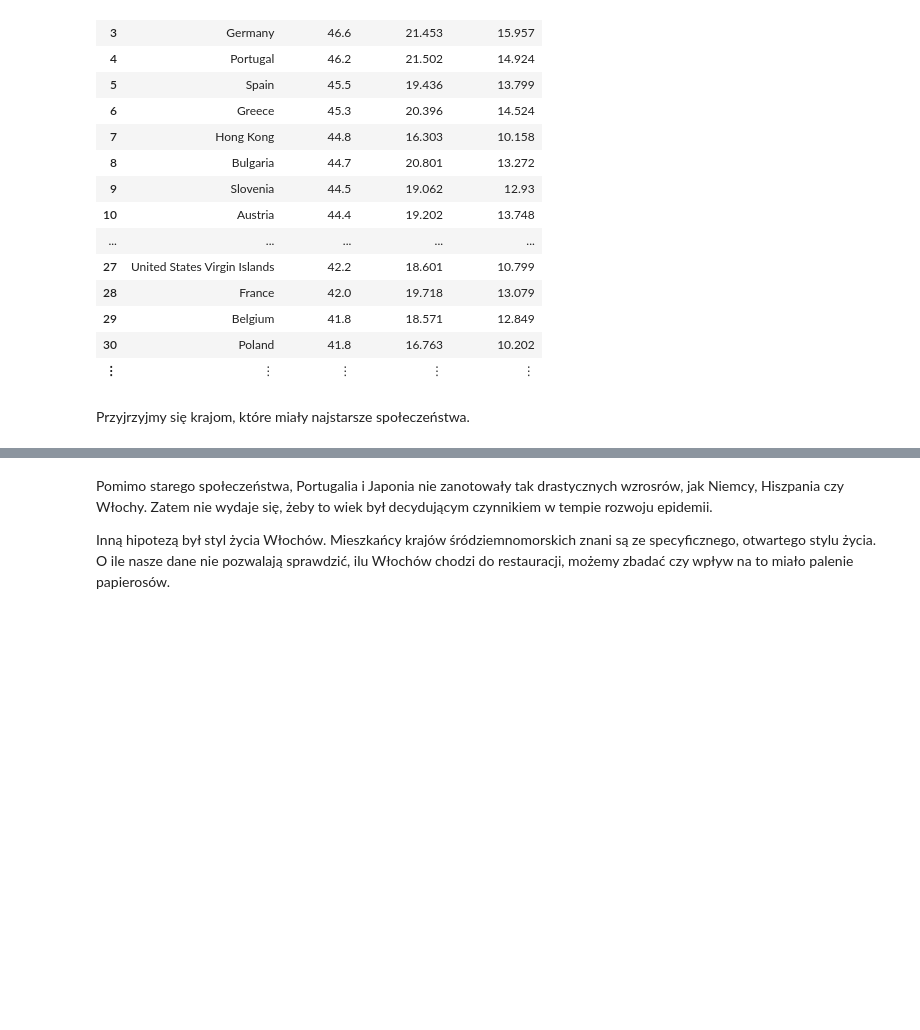
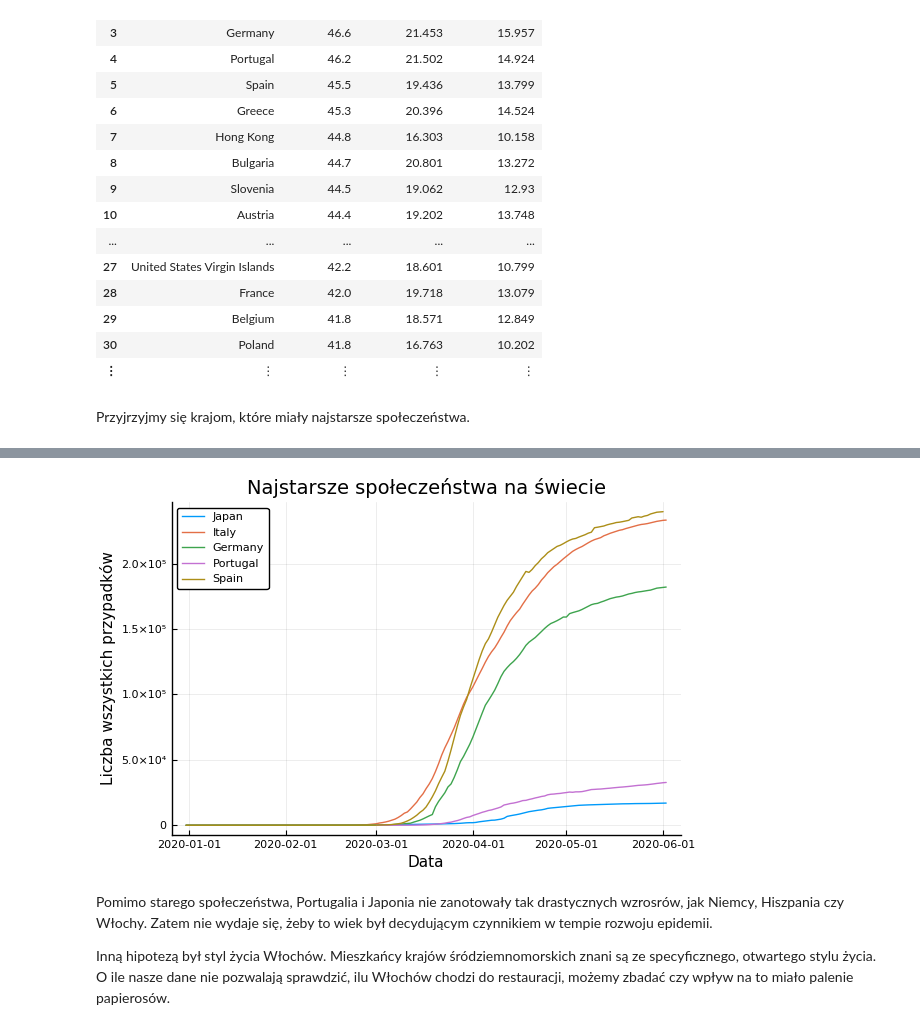
Before and after one commit to wstryc/Wizualizacja-COVID-19, a Jupyter notebook: projekt.ipynb, the cells around one changed output, grey strips where cells are left out. Saved outputs shown, nothing was run; the diff lists cells and outputs as text; code cells hidden in the pictures; blank space fills up the shorter version.

```diff
--- a/projekt.ipynb
+++ b/projekt.ipynb
@@ -187,5 +188,5 @@ for country in ["Japan", "Italy", "Germany", "Portugal", "Spain"]
     plot!(df[:date], df[:total_cases], label=country)
 end
 
-p |> display
+p
 # %% [output]
@@ -193,3 +193,4 @@ p |> display
+[figure, added]
 # %% [markdown]
 Pomimo starego społeczeństwa, Portugalia i Japonia nie zanotowały tak drastycznych wzrosrów, jak Niemcy, Hiszpania czy Włochy. Zatem nie wydaje się, żeby to wiek był decydującym czynnikiem w tempie rozwoju epidemii.
 
```
Also changed, not shown: parts of 15 cells of this notebook.
